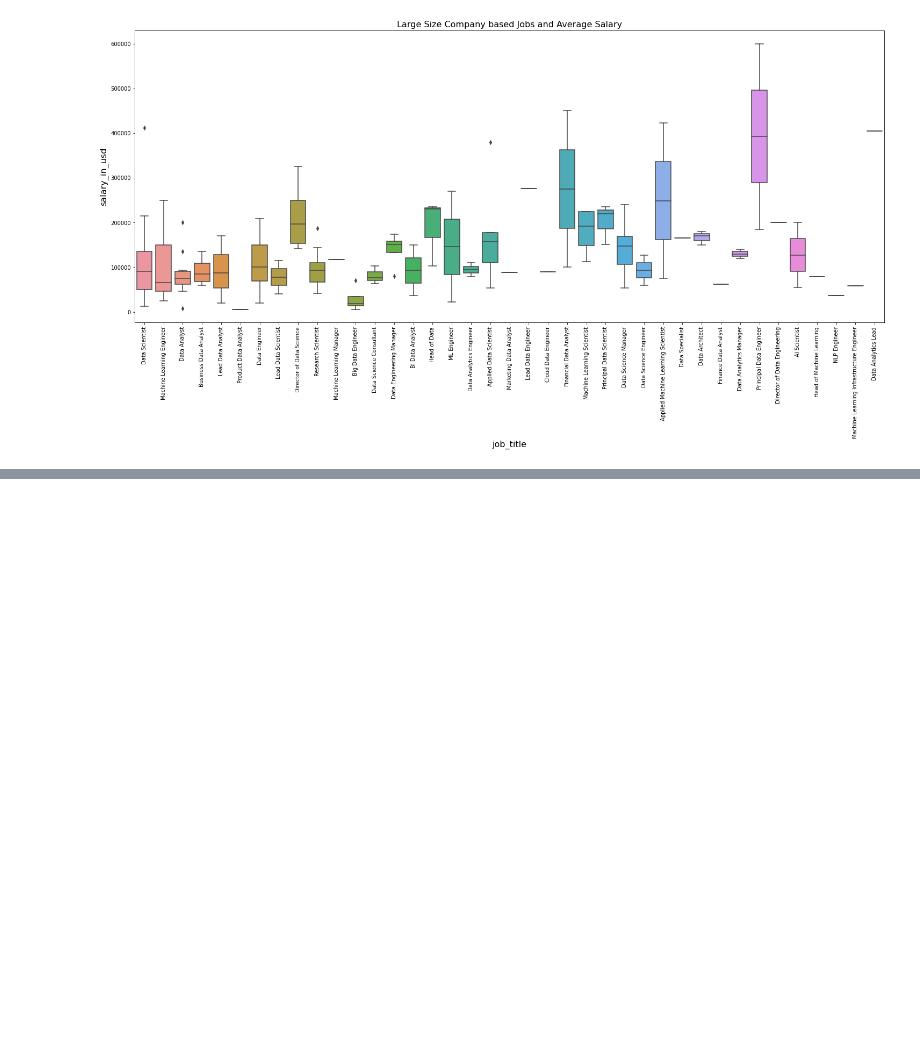
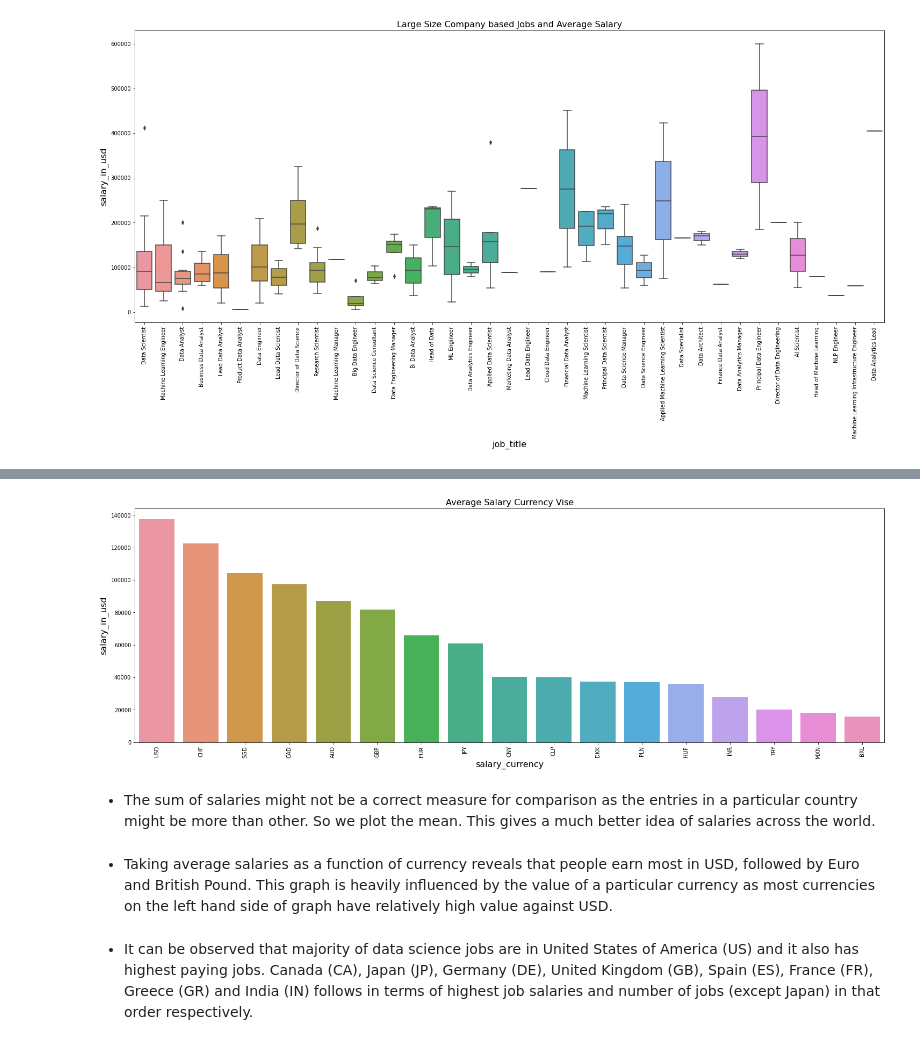
Before and after one commit to Navjotkhatri/Data-Scientist-Salary-Analysis, a Jupyter notebook: Data_Scientist_worldwide_Salary_Analysis.ipynb, the cells around one changed output, grey strips where cells are left out. Cells and saved outputs as stored; diff of their text form; code cells hidden in the pictures; blank space fills up the shorter version.

```diff
--- a/Data_Scientist_worldwide_Salary_Analysis.ipynb
+++ b/Data_Scientist_worldwide_Salary_Analysis.ipynb
@@ -528,0 +593,19 @@ plt.show()
+# %%
+sl_df2=sl_df.groupby(['salary_currency'])['salary_in_usd'].mean().reset_index()
+sl_df2=sl_df2.sort_values(by='salary_in_usd', ascending=False)
+# %%
+plt.figure(figsize=(25,8))
+plt.title("Average Salary Currency Vise",fontsize=16)
+sns.barplot(data=sl_df2,x="salary_currency",y="salary_in_usd")
+plt.xticks(rotation= 90)
+plt.xlabel('salary_currency',fontsize=16)
+plt.ylabel('salary_in_usd',fontsize=16)
+plt.show()
+# %% [output]
+[figure, added]
+# %% [markdown]
+* The sum of salaries might not be a correct measure for comparison as the entries in a particular country might be more than other. So we plot the mean. This gives a much better idea of salaries across the world.
+# %% [markdown]
+* Taking average salaries as a function of currency reveals that people earn most in USD, followed by Euro and British Pound. This graph is heavily influenced by the value of a particular currency as most currencies on the left hand side of graph have relatively high value against USD.
+# %% [markdown]
+* It can be observed that majority of data science jobs are in United States of America (US) and it also has highest paying jobs. Canada (CA), Japan (JP), Germany (DE), United Kingdom (GB), Spain (ES), France (FR), Greece (GR) and India (IN) follows in terms of highest job salaries and number of jobs (except Japan) in that order respectively.
```
Also changed, not shown: parts of 36 cells of this notebook.
